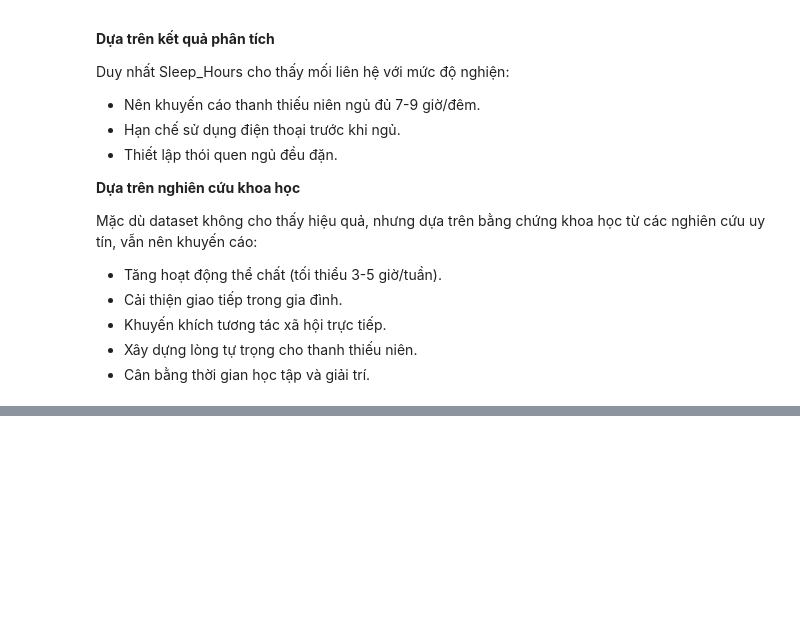
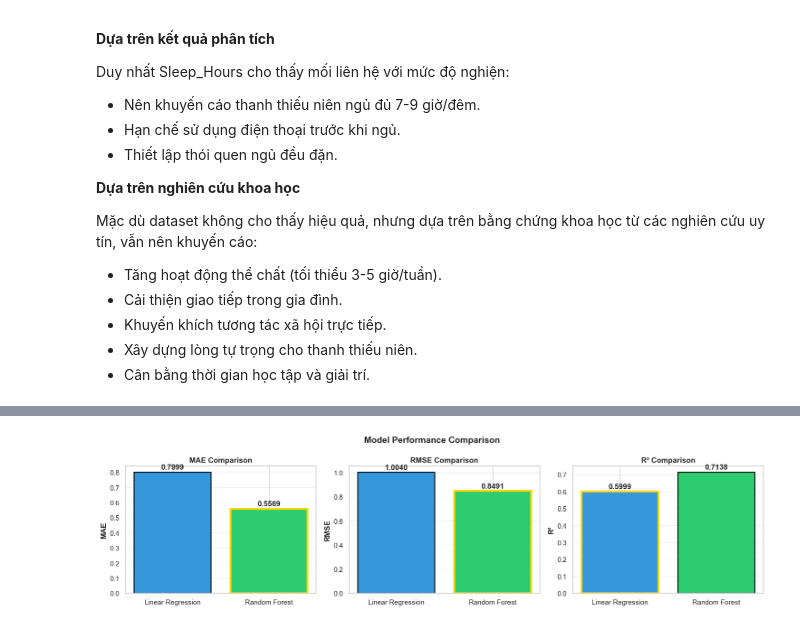
Before and after one commit to insenseemarch/final-project-CSC17104, a Jupyter notebook: notebook/Group_23.ipynb, the cells around one changed output, grey strips where cells are left out. Cells and saved outputs as stored; diff of their text form; code cells hidden in the pictures; blank space fills up the shorter version.

```diff
--- a/notebook/Group_23.ipynb
+++ b/notebook/Group_23.ipynb
@@ -1730,0 +2166,36 @@ Mặc dù dataset không cho thấy hiệu quả, nhưng dựa trên bằng ch
+# %%
+models = ['Linear Regression', 'Random Forest']
+metrics = ['MAE', 'RMSE', 'R²']
+values = [
+    [mae_lr, mae_rf],
+    [rmse_lr, rmse_rf],
+    [r2_lr, r2_rf]
+]
+colors = ['#3498db', '#2ecc71']
+
+fig, axes = plt.subplots(1, 3, figsize=(15, 4))  # 1 row, 3 cột
+
+for i, metric in enumerate(metrics):
+    axes[i].bar(models, values[i], color=colors, edgecolor='black', linewidth=1.5)
+
+    # in giá trị lên trên bar
+    for j, val in enumerate(values[i]):
+        axes[i].text(j, val + 0.01, f'{val:.4f}', ha='center', va='bottom', fontweight='bold')
+
+    # highlight winner
+    if metric == 'R^2':
+        best_idx = np.argmax(values[i])
+    else:
+        best_idx = np.argmin(values[i])
+    axes[i].patches[best_idx].set_edgecolor('gold')
+    axes[i].patches[best_idx].set_linewidth(3)
+
+    axes[i].set_ylabel(metric, fontweight='bold')
+    axes[i].set_title(f'{metric} Comparison', fontweight='bold')
+    axes[i].grid(axis='y', alpha=0.3)
+
+plt.suptitle('Model Performance Comparison', fontsize=14, fontweight='bold')
+plt.tight_layout()
+plt.show()
+# %% [output]
+[figure, added]
```
Also changed, not shown: parts of 39 cells of this notebook, 2 other files.
